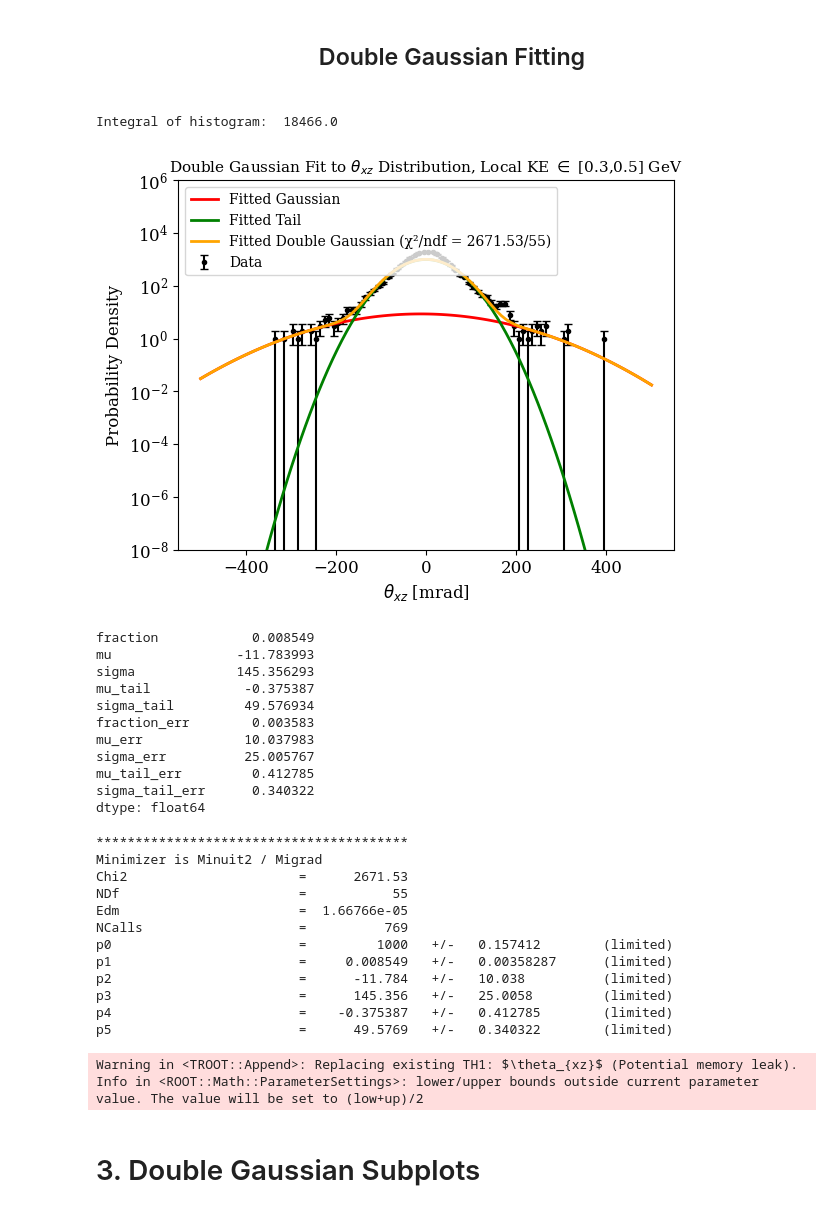
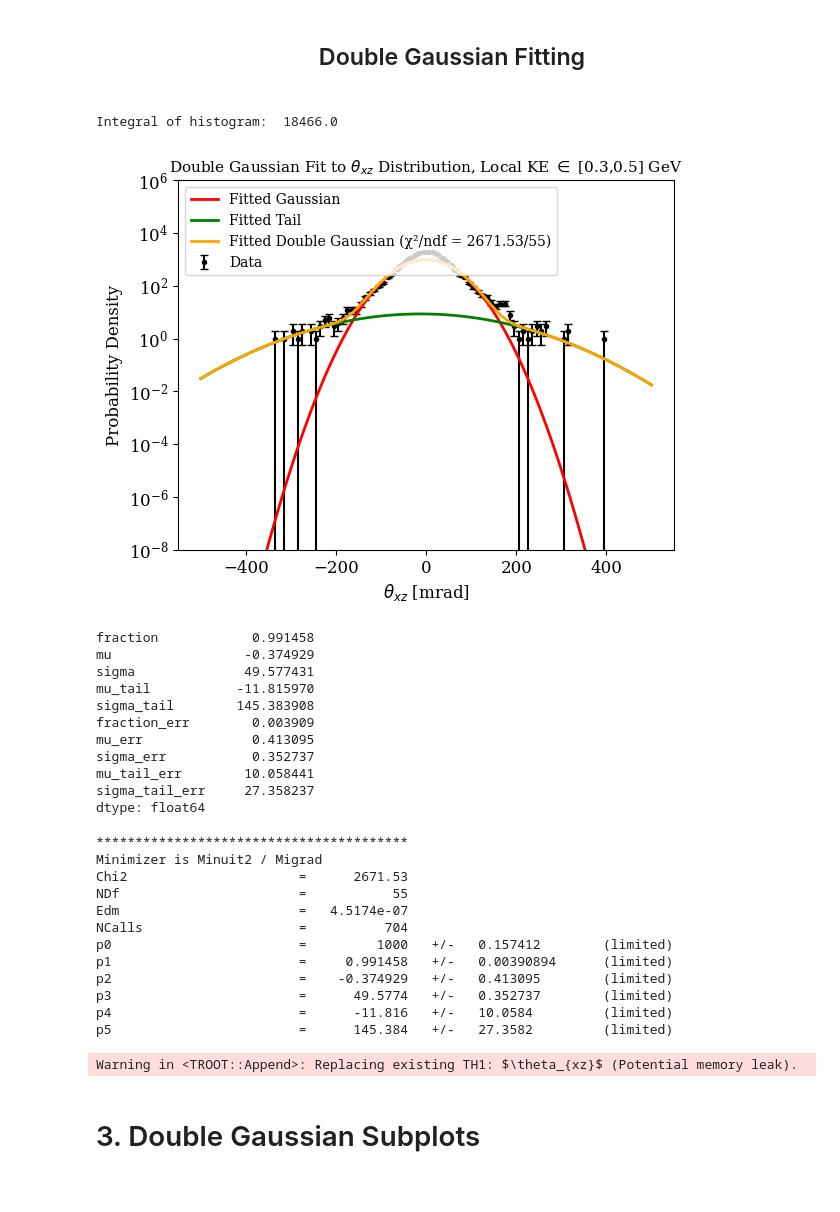
Before and after one commit to rhin525/mcs-dgaus, a Jupyter notebook: notebooks/mcs_MCSimStudy.ipynb, the cells around one changed output. Saved outputs shown, nothing was run; the diff lists cells and outputs as text; code cells hidden in the pictures.

```diff
--- a/notebooks/mcs_MCSimStudy.ipynb
+++ b/notebooks/mcs_MCSimStudy.ipynb
@@ -228,7 +228,7 @@ def double_gaus_fit_5param(df,column,energyBounds=[],name="",core=False,tail=Fal
 
     func1 = TF1('func1', ROOT.double_gaus_norm, -500, 500, 6) #Create double gaussian function with 6 parameters, *Make a limit on params
     #func1.SetParameters(410., 0.452, 70., 0.4972, 300.5) #[0.1,0.3 init]
-    func1.SetParameters(420.,0.98,0.,90.,0.,600.5)
+    func1.SetParameters(420.,0.02,0.,40.,0.,900.5)
     #func1.SetParameters(420., 0.98, 0., 70., 0., 400.5)
     # fit range for scaling factor
     func1.SetParLimits(0, 0., 1000.)
@@ -236,14 +236,13 @@ def double_gaus_fit_5param(df,column,energyBounds=[],name="",core=False,tail=Fal
     func1.SetParLimits(1, 0., 1.) #or try .5
 
     # fit ranges for sigma
-    func1.SetParLimits(3, 0., 420.)
-    func1.SetParLimits(5, 0., 600.)
+    func1.SetParLimits(3, 0., 600.)
+    func1.SetParLimits(5, 0., 1200.)
 
     #fit ranges for mu
     func1.SetParLimits(2, -20., 20.)
     func1.SetParLimits(4, -20., 20.)
 
-    #func1.setparlimits(3, 0.0, seriesNew.max()) #tail amplitude limit, make max the max y in histogram
     h_dtheta_xz = th1_from_series(seriesNew, name=name, nbins=nbins, xmin=-500, xmax=500) #Making TH1 Object to fit to the data
     #h_dtheta_xz.Scale(1./ h_dtheta_xz.Integral())
     print("Integral of histogram: ", h_dtheta_xz.Integral())
@@ -270,59 +269,58 @@ def double_gaus_fit_5param(df,column,energyBounds=[],name="",core=False,tail=Fal
     plt.yscale('log')
 
     x = np.linspace(-500, 500, nbins)
     pdf = scale *fraction * np.exp(-0.5 * ((x - mu) / sigma) ** 2) #Probability for core gaus
     pdf_tail = scale*(1-fraction) * np.exp(-0.5 * ((x - mu_tail) / sigma_tail) ** 2) #Probability for tail gaus
     double_pdf = pdf + pdf_tail
 
     if core: plt.plot(x, pdf, color='red', linewidth=2, label='Fitted Gaussian',zorder=2)
     if tail: plt.plot(x, pdf_tail, color='green', linewidth=2, label='Fitted Tail',zorder=3)
     plt.plot(x, double_pdf, color='orange', linewidth=2, label=f'Fitted Double Gaussian (χ²/ndf = {round(chi2,2)}/{ndf})', zorder=4)
 
     #change y axis 1000 more to fit legends
     plt.legend(loc='upper left', fontsize=10)
     plt.ylim(0.00000001,1000000)
 
     plt.xlabel(r"$\theta_{xz}$ [mrad]")
     plt.ylabel("Probability Density")
     plt.title(r"Double Gaussian Fit to $\theta_{xz}$ Distribution, Local KE $\in$ ["+ str(e1) + "," + str(e2) + "] GeV",size=11)
     #plt.tight_layout()
 
     plt.show()
 
     fitResult = pd.Series([fraction, mu, sigma, mu_tail, sigma_tail, fraction_err,mu_err, sigma_err, mu_tail_err, sigma_tail_err],index=['fraction', 'mu', 'sigma', 'mu_tail', 'sigma_tail', 'fraction_err', 'mu_err', 'sigma_err', 'mu_tail_err', 'sigma_tail_err'])
 
     return fitResult
 
 dgaus_fitResult = double_gaus_fit_5param(muon_df, 'dtheta_xz', energyBounds=[0.3, 0.5], name=r"$\theta_{xz}$",nbins=100,core=True,tail=True)
 dgaus_fitResult
 # %% [output]
 Integral of histogram:  18466.0
-[figure, old version]
+[figure, new version]
-fraction            0.008549
-mu                -11.783993
-sigma             145.356293
-mu_tail            -0.375387
-sigma_tail         49.576934
-fraction_err        0.003583
-mu_err             10.037983
-sigma_err          25.005767
-mu_tail_err         0.412785
-sigma_tail_err      0.340322
+fraction            0.991458
+mu                 -0.374929
+sigma              49.577431
+mu_tail           -11.815970
+sigma_tail        145.383908
+fraction_err        0.003909
+mu_err              0.413095
+sigma_err           0.352737
+mu_tail_err        10.058441
+sigma_tail_err     27.358237
 dtype: float64
 ****************************************
 Minimizer is Minuit2 / Migrad
 Chi2                      =      2671.53
 NDf                       =           55
-Edm                       =  1.66766e-05
-NCalls                    =          769
+Edm                       =   4.5174e-07
+NCalls                    =          704
 p0                        =         1000   +/-   0.157412        (limited)
-p1                        =     0.008549   +/-   0.00358287      (limited)
-p2                        =      -11.784   +/-   10.038          (limited)
-p3                        =      145.356   +/-   25.0058         (limited)
-p4                        =    -0.375387   +/-   0.412785        (limited)
-p5                        =      49.5769   +/-   0.340322        (limited)
+p1                        =     0.991458   +/-   0.00390894      (limited)
+p2                        =    -0.374929   +/-   0.413095        (limited)
+p3                        =      49.5774   +/-   0.352737        (limited)
+p4                        =      -11.816   +/-   10.0584         (limited)
+p5                        =      145.384   +/-   27.3582         (limited)
 Warning in <TROOT::Append>: Replacing existing TH1: $\theta_{xz}$ (Potential memory leak).
-Info in <ROOT::Math::ParameterSettings>: lower/upper bounds outside current parameter value. The value will be set to (low+up)/2
 # %% [markdown]
 # 3. Double Gaussian Subplots
 # %%
```
Also changed, not shown: parts of 1 cell of this notebook.
